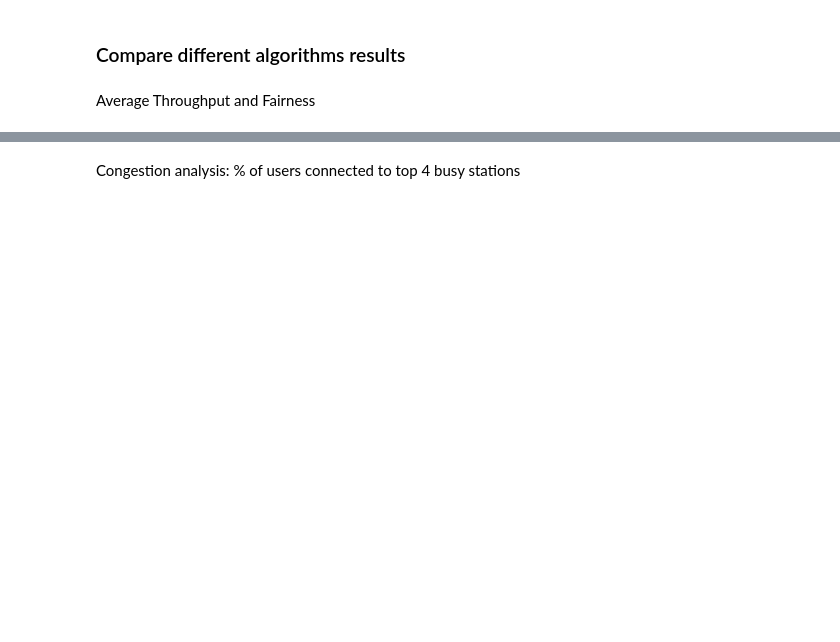
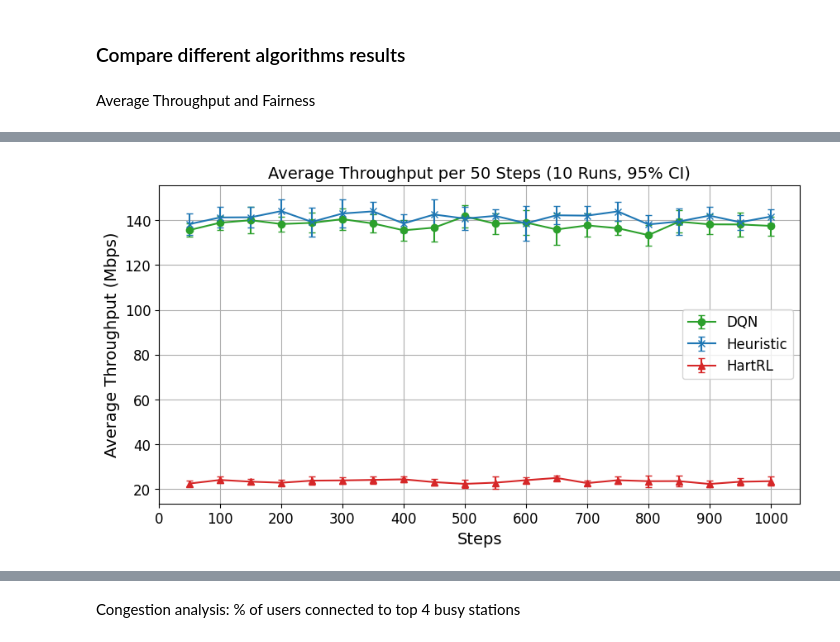
Before and after one commit to AlvaroSolana/DQN_RAT_Selection, a Jupyter notebook: test.ipynb, the cells around one changed output, grey strips where cells are left out. Cells and saved outputs as stored; diff of their text form; code cells hidden in the pictures; blank space fills up the shorter version.

```diff
--- a/test.ipynb
+++ b/test.ipynb
@@ -203,0 +110,84 @@ NameError: name 'rewards' is not defined
+# %%
+import numpy as np
+import matplotlib.pyplot as plt
+
+def compute_avg_metrics(reward_data, n_steps, k, max_thr):
+    avg_throughput = []
+    avg_fairness = []
+    throughput_accum = []
+    fairness_accum = []
+
+    for i, timestep_rewards in enumerate(reward_data):
+        throughput = np.array(timestep_rewards) * max_thr
+        throughput_accum.extend(throughput)
+        numerator = (np.sum(throughput)) ** 2
+        denominator = len(throughput) * np.sum(throughput ** 2)
+        fairness = numerator / denominator if denominator != 0 else 0
+        fairness_accum.append(fairness)
+        if (i + 1) % (n_steps * k) == 0:
+            avg_throughput.append(np.mean(throughput_accum))
+            avg_fairness.append(np.mean(fairness_accum))
+            throughput_accum = []
+            fairness_accum = []
+
+    return avg_throughput, avg_fairness
+def compute_avg_and_ci(all_rewards, n_steps, k, max_thr):
+    all_throughputs = []
+    all_fairnesses = []
+
+    for rewards in all_rewards:
+        avg_thr, avg_fair = compute_avg_metrics(rewards, n_steps, k, max_thr)
+        all_throughputs.append(avg_thr)
+        all_fairnesses.append(avg_fair)
+
+    # Convert to arrays for easy axis operations
+    all_throughputs = np.array(all_throughputs)  # Shape: [N_RUNS, len(metric)]
+    all_fairnesses = np.array(all_fairnesses)
+
+    # Mean and 95% confidence interval
+    mean_thr = np.mean(all_throughputs, axis=0)
+    ci_thr = 1.96 * np.std(all_throughputs, axis=0, ddof=1) / np.sqrt(len(all_throughputs))
+
+    mean_fair = np.mean(all_fairnesses, axis=0)
+    ci_fair = 1.96 * np.std(all_fairnesses, axis=0, ddof=1) / np.sqrt(len(all_fairnesses))
+
+    return mean_thr, ci_thr, mean_fair, ci_fair
+
+k=5 #Episodes
+
+# Compute averages + CIs
+mean_thr_dqn, ci_thr_dqn, mean_fair_dqn, ci_fair_dqn = compute_avg_and_ci([r for r, _ in all_dqn_results], n_steps, k, rat_env.max_thr)
+mean_thr_heur, ci_thr_heur, mean_fair_heur, ci_fair_heur = compute_avg_and_ci([r for r, _ in all_heuristic_results], n_steps, k, rat_env.max_thr)
+mean_thr_hart, ci_thr_hart, mean_fair_hart, ci_fair_hart = compute_avg_and_ci([r for r, _ in all_hart_results], n_steps, k, rat_env.max_thr)
+
+x_vals = [(i + 1) * k * n_steps for i in range(len(mean_thr_dqn))]
+
+# --- Throughput Plot with CI ---
+plt.figure(figsize=(10, 5))
+plt.errorbar(x_vals, mean_thr_dqn, yerr=ci_thr_dqn, label='DQN', fmt='-o', color='tab:green', capsize=3)
+plt.errorbar(x_vals, mean_thr_heur, yerr=ci_thr_heur, label='Heuristic', fmt='-x', color='tab:blue', capsize=3)
+plt.errorbar(x_vals, mean_thr_hart, yerr=ci_thr_hart, label='HartRL', fmt='-^', color='tab:red', capsize=3)
+plt.xlabel("Steps", fontsize=14)
+plt.ylabel("Average Throughput (Mbps)", fontsize=14)
+plt.title(f"Average Throughput per {k*n_steps} Steps ({N_RUNS} Runs, 95% CI)", fontsize=14)
+plt.xticks(np.arange(0, max(x_vals) + 1, 10*n_steps), fontsize=12)
+plt.tick_params(axis='y', labelsize=12)
+plt.grid(True)
+plt.legend(fontsize=12)
+plt.show()
+
+# --- Fairness Plot with CI ---
+plt.figure(figsize=(10, 5))
+plt.errorbar(x_vals, mean_fair_dqn, yerr=ci_fair_dqn, label='DQN', fmt='-o', color='tab:green', capsize=3)
+plt.errorbar(x_vals, mean_fair_heur, yerr=ci_fair_heur, label='Heuristic', fmt='-x', color='tab:blue', capsize=3)
+plt.errorbar(x_vals, mean_fair_hart, yerr=ci_fair_hart, label='HartRL', fmt='-^', color='tab:red', capsize=3)
+plt.xlabel("Steps", fontsize=14)
+plt.ylabel("Jain's Index", fontsize=14)
+plt.title(f"Fairness per {k*n_steps} Steps ({N_RUNS} Runs, 95% CI)", fontsize=14)
+plt.xticks(np.arange(0, max(x_vals) + 1, 10*n_steps), fontsize=12)
+plt.tick_params(axis='y', labelsize=12)
+plt.grid(True)
+plt.legend(fontsize=12)
+plt.show()
+# %% [output]
+[figure, added]
```
Also changed, not shown: parts of 28 cells of this notebook, 11 other files.
